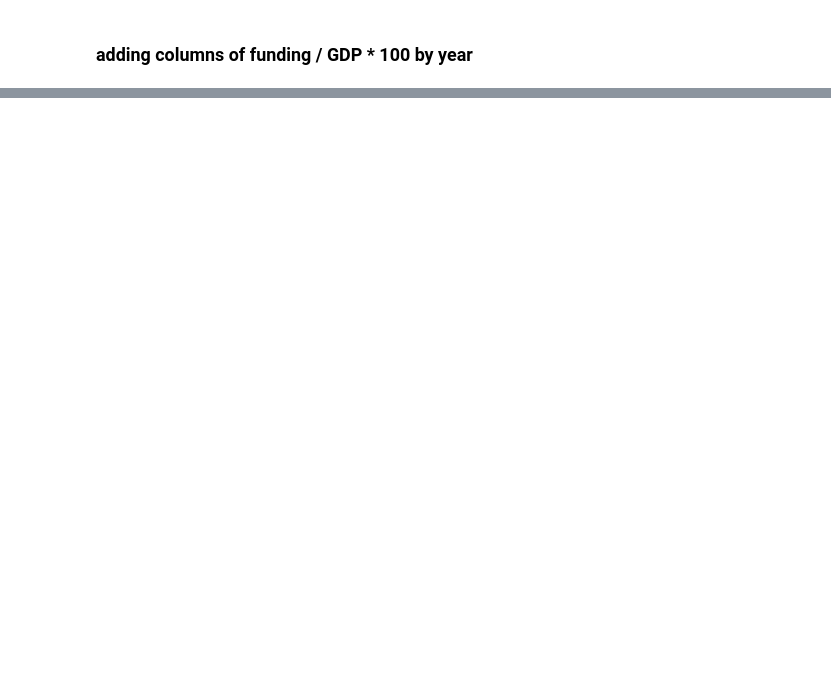
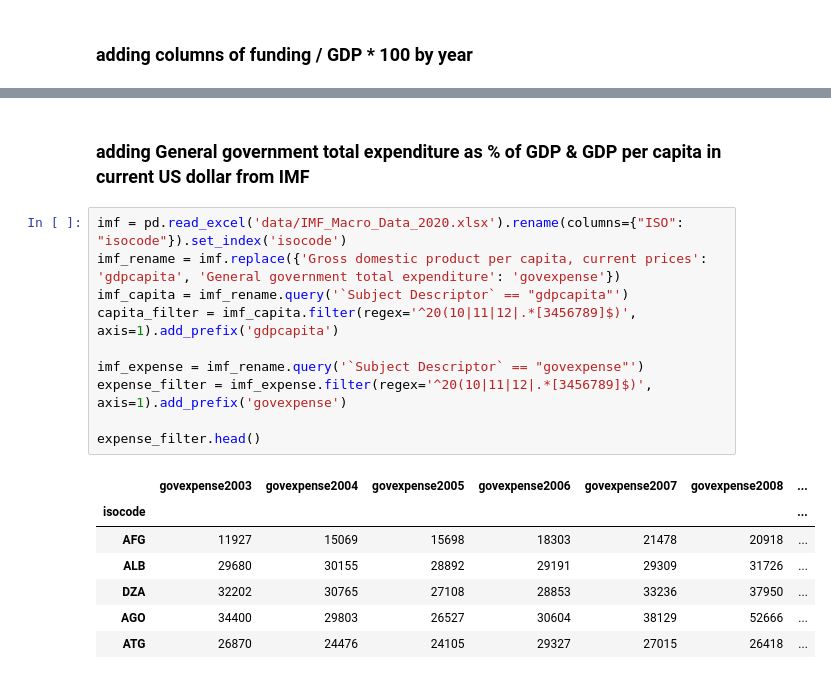
Before and after one commit to amanda8412383/research-module, a Jupyter notebook: cleaning.ipynb, the cells around one changed output, grey strips where cells are left out. Cells and saved outputs as stored; diff of their text form; blank space fills up the shorter version.

```diff
--- a/cleaning.ipynb
+++ b/cleaning.ipynb
@@ -153,3 +163,23 @@ df_funding.head()
 | 2 | Argentina | ARG | -0.229308 | 0.041503 | 0.159679 | -0.140457 | 0.027347 | -0.206733 | 7.02 | 7.02 | ... |
 | 3 | Australia | AUS | 0.657004 | 0.137137 | 0.069660 | 0.022190 | 0.155331 | 0.298973 | 9.09 | 9.09 | ... |
 | 4 | Austria | AUT | 0.608285 | -0.061829 | 0.161047 | -0.055415 | -0.035363 | 0.154628 | 8.29 | 8.29 | ... |
+# %% [markdown]
+### adding General government total expenditure as % of GDP & GDP per capita in current US dollar from IMF
+# %%
+imf = pd.read_excel('data/IMF_Macro_Data_2020.xlsx').rename(columns={"ISO": "isocode"}).set_index('isocode')
+imf_rename = imf.replace({'Gross domestic product per capita, current prices': 'gdpcapita', 'General government total expenditure': 'govexpense'})
+imf_capita = imf_rename.query('`Subject Descriptor` == "gdpcapita"')
+capita_filter = imf_capita.filter(regex='^20(10|11|12|.*[3456789]$)', axis=1).add_prefix('gdpcapita')
+
+imf_expense = imf_rename.query('`Subject Descriptor` == "govexpense"')
+expense_filter = imf_expense.filter(regex='^20(10|11|12|.*[3456789]$)', axis=1).add_prefix('govexpense')
+
+expense_filter.head()
+# %% [output]
+|  | govexpense2003 | govexpense2004 | govexpense2005 | govexpense2006 | govexpense2007 | govexpense2008 | ... |
+| isocode |  |  |  |  |  |  | ... |
+| AFG | 11927 | 15069 | 15698 | 18303 | 21478 | 20918 | ... |
+| ALB | 29680 | 30155 | 28892 | 29191 | 29309 | 31726 | ... |
+| DZA | 32202 | 30765 | 27108 | 28853 | 33236 | 37950 | ... |
+| AGO | 34400 | 29803 | 26527 | 30604 | 38129 | 52666 | ... |
+| ATG | 26870 | 24476 | 24105 | 29327 | 27015 | 26418 | ... |
```
Also changed, not shown: parts of 22 cells of this notebook.
